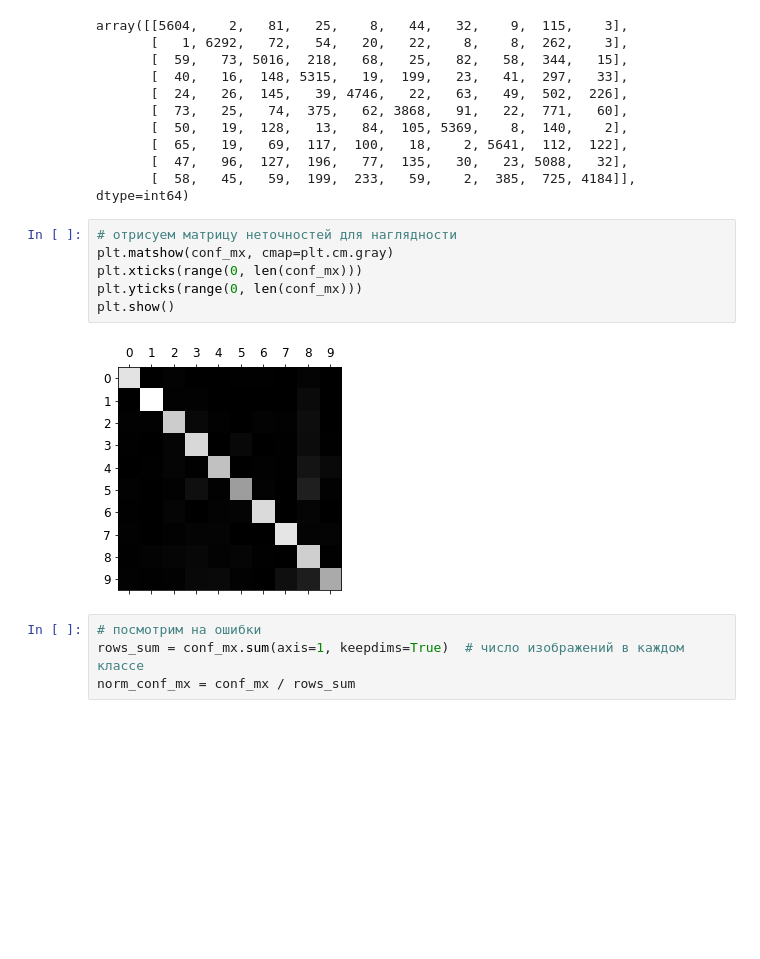
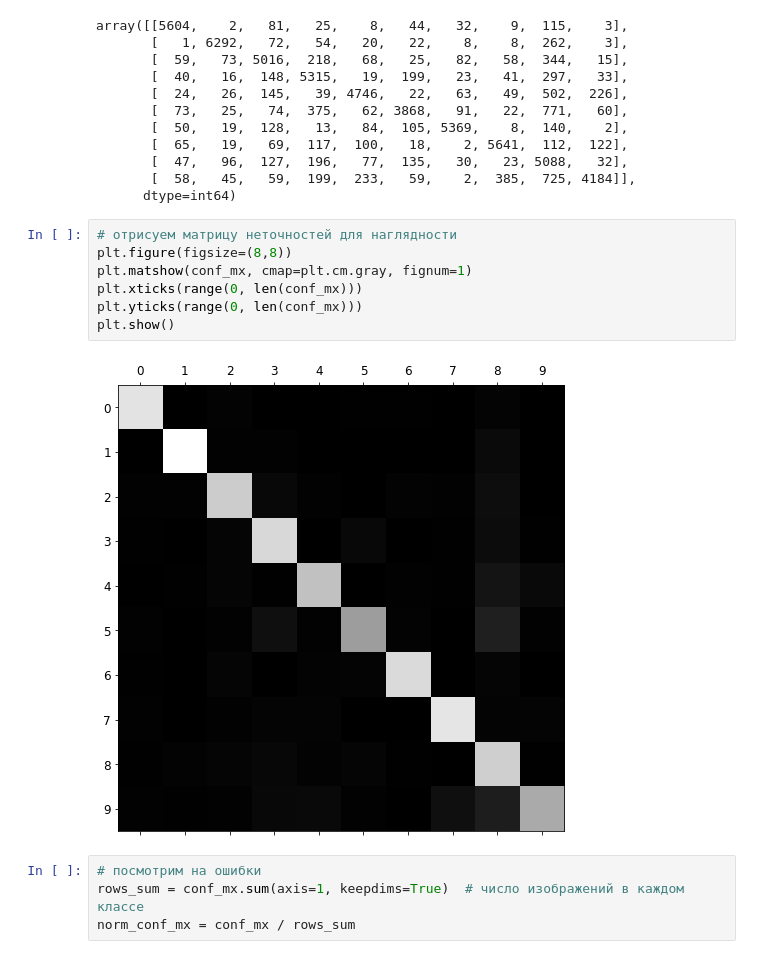
Before and after one commit to sabnak/ml_test, a Jupyter notebook: mnist.ipynb, the cells around one changed output. Saved outputs shown, nothing was run; the diff lists cells and outputs as text; blank space fills up the shorter version.

```diff
--- a/mnist.ipynb
+++ b/mnist.ipynb
@@ -402,11 +403,12 @@ array([[5604,    2,   81,   25,    8,   44,   32,    9,  115,    3],
 # %%
 # отрисуем матрицу неточностей для наглядности
-plt.matshow(conf_mx, cmap=plt.cm.gray)
+plt.figure(figsize=(8,8))
+plt.matshow(conf_mx, cmap=plt.cm.gray, fignum=1)
 plt.xticks(range(0, len(conf_mx)))
 plt.yticks(range(0, len(conf_mx)))
 plt.show()
 # %% [output]
-[figure, old version]
+[figure, new version]
 # %%
 # посмотрим на ошибки
 rows_sum = conf_mx.sum(axis=1, keepdims=True)  # число изображений в каждом классе
```
Also changed, not shown: parts of 22 cells of this notebook, 5 other files.
